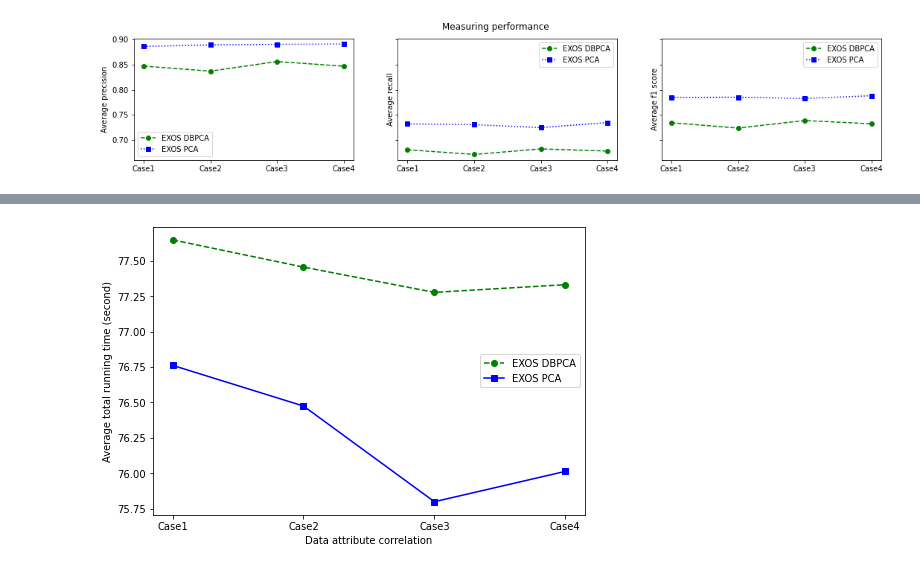
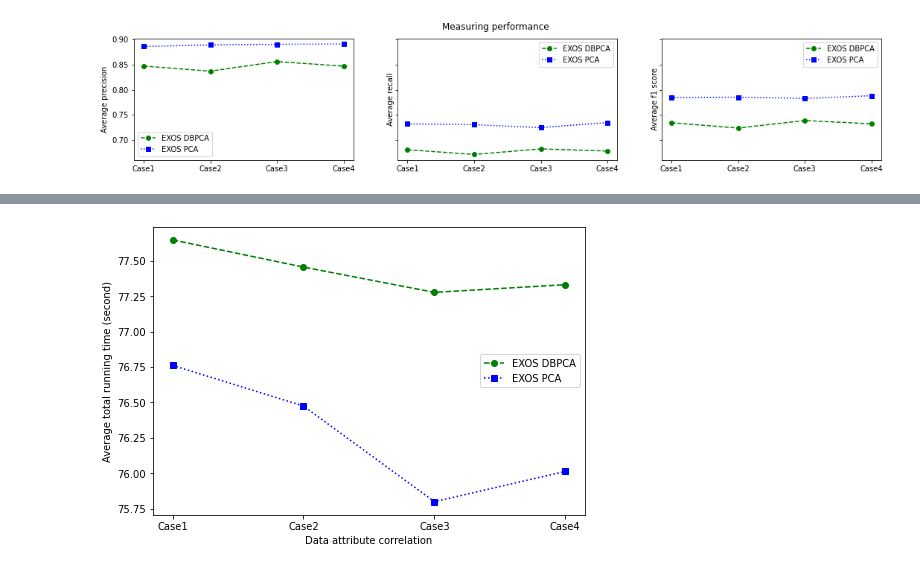
Before and after one commit to egawati/exos, a Jupyter notebook: sources/experiments/report_cases.ipynb, the cells around one changed output, grey strips where cells are left out. Saved outputs shown, nothing was run; the diff lists cells and outputs as text; code cells hidden in the pictures.

```diff
--- a/sources/experiments/report_cases.ipynb
+++ b/sources/experiments/report_cases.ipynb
@@ -91,11 +91,11 @@ plot_categorical_performance(Xs, ys, xlabel, ylabel, lines, labels, title, loc='
 # %%
 Xs= (df_exos_dbpca['case'],df_exos_pca['case'],)
 ys = (df_exos_dbpca['avg_running_time'], df_exos_pca['avg_running_time'],)
 xlabel = 'Data attribute correlation'
 ylabel = 'Average total running time (second)'
-lines = ('go--', 'bs-',)
+lines = ('go--', 'bs:',)
 labels = ('EXOS DBPCA', 'EXOS PCA')
 title = ''
 plot_categorical_performance(Xs, ys, xlabel, ylabel, lines, labels, title, loc='center right')
 # %% [output]
-[figure, old version]
+[figure, new version]
```
Also changed, not shown: parts of 3 cells of this notebook, 1 other file.
